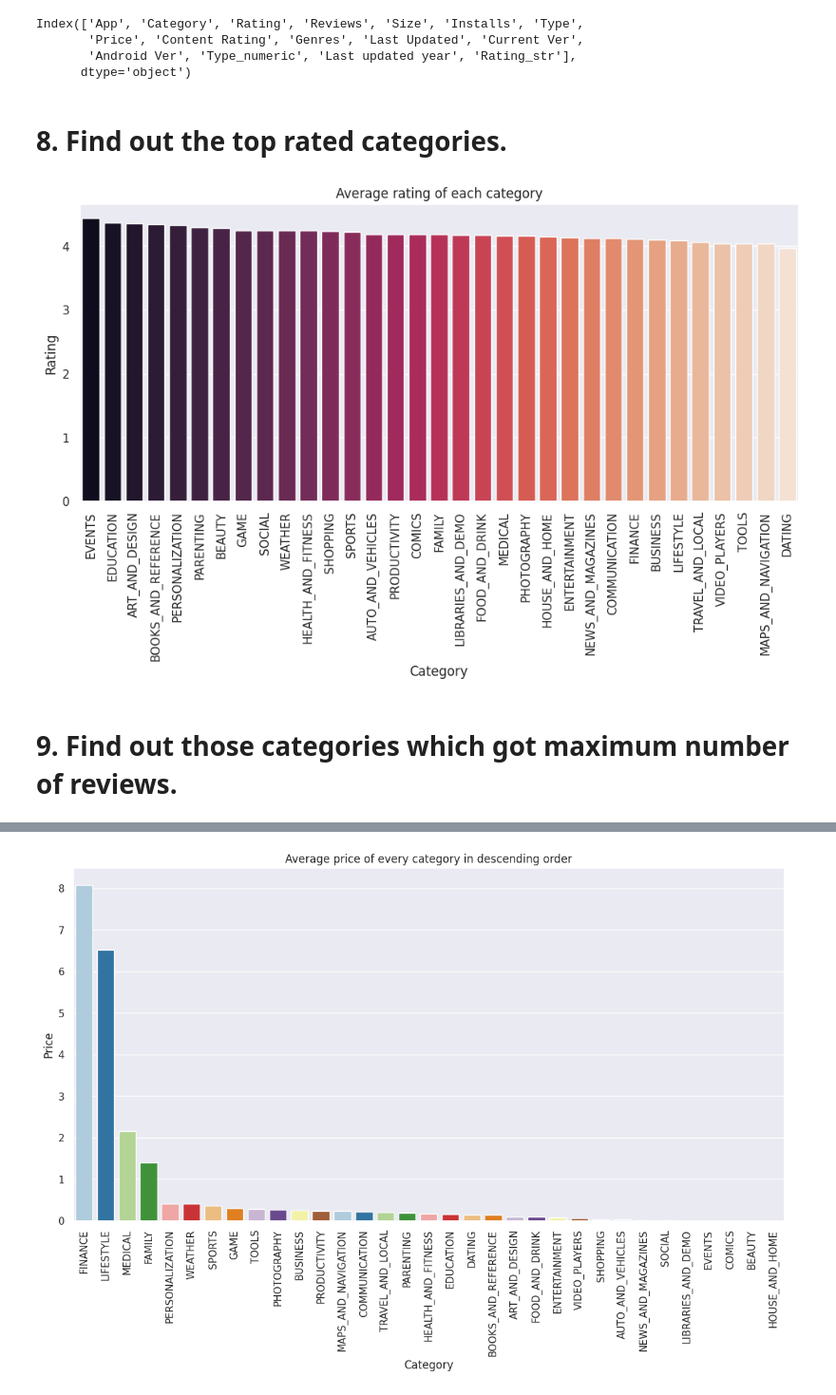
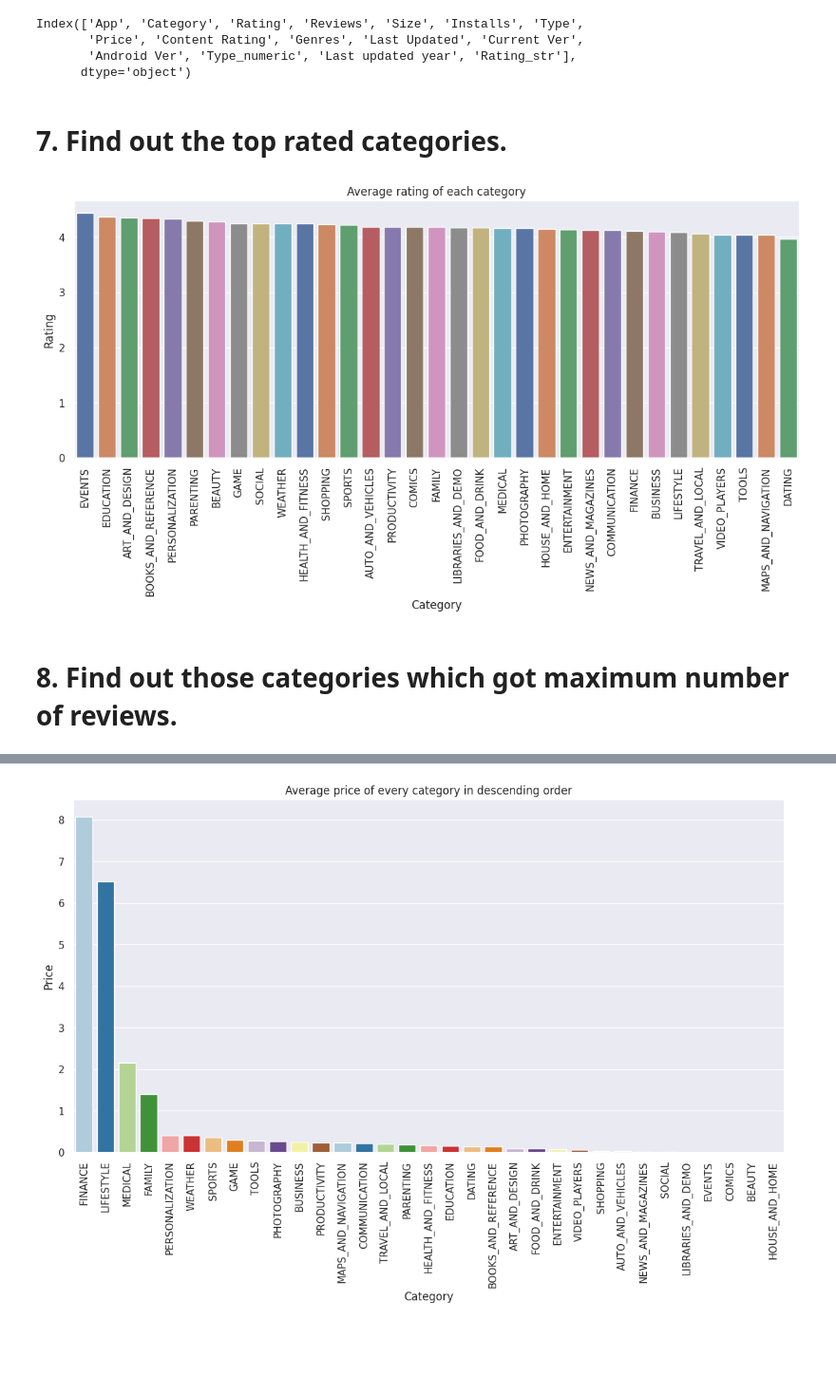
Before and after one commit to GourabR/Playstore_app_review_analysis, a Jupyter notebook: EDA_playstore_app_analysis.ipynb, the cells around one changed output, grey strips where cells are left out. Shown at 95% size. Saved outputs shown, nothing was run; the diff lists cells and outputs as text; code cells hidden in the pictures; blank space fills up the shorter version.

```diff
--- a/EDA_playstore_app_analysis.ipynb
+++ b/EDA_playstore_app_analysis.ipynb
@@ -904,9 +980,0 @@ plt.show()
-# %%
-# Plotting a graph free vs paid app.
-sns.set(style="darkgrid")
-sns.barplot(x = df['Type'].value_counts().index, y = df['Type'].value_counts())
-
-plt.title('Number of free vs paid App')
-plt.ylabel('Number of Apps')
-
-plt.show()
@@ -935,9 +1000 @@ Unrated               1
 Name: Content Rating, dtype: int64
-# %%
-# plotting user demand of each content.
-plt.figure(figsize = (10,7))
-sns.set(style="darkgrid")
-sns.histplot(data = df, x = 'Content Rating')
-plt.title('User demand of each Content')
-plt.xticks(rotation = 90)
-plt.show()
@@ -969,24 +1031,24 @@ Index(['App', 'Category', 'Rating', 'Reviews', 'Size', 'Installs', 'Type',
        'Android Ver', 'Type_numeric', 'Last updated year', 'Rating_str'],
       dtype='object')
 # %% [markdown]
-# 8. Find out the top rated categories.
+# 7. Find out the top rated categories.
 # %%
 # Creating a group of Rating Category wise.
 rating_category = df.groupby('Category')['Rating'].mean().reset_index().sort_values(by = 'Rating', ascending = False)
 # %%
 # Visualizing the average rating of each category.
-plt.figure(figsize = (12,5))
+plt.figure(figsize = (14,5))
 
 sns.set(style="darkgrid")
-sns.barplot(data = rating_category, x = rating_category['Category'], y = rating_category['Rating'], palette = 'rocket')
+sns.barplot(data = rating_category, x = rating_category['Category'], y = rating_category['Rating'], palette = 'deep')
 
 plt.title('Average rating of each category')
 plt.xticks(rotation=90)
 plt.show()
 # %% [output]
-[figure, old version]
+[figure, new version]
 # %% [markdown]
-# 9. Find out those categories which got maximum number of reviews.
+# 8. Find out those categories which got maximum number of reviews.
 # %%
 # Creating groups of sum of reviews of each category.
 review_category = df.groupby('Category')['Reviews'].sum().reset_index().sort_values(by = 'Reviews', ascending = False)
```
Also changed, not shown: parts of 75 cells of this notebook.
